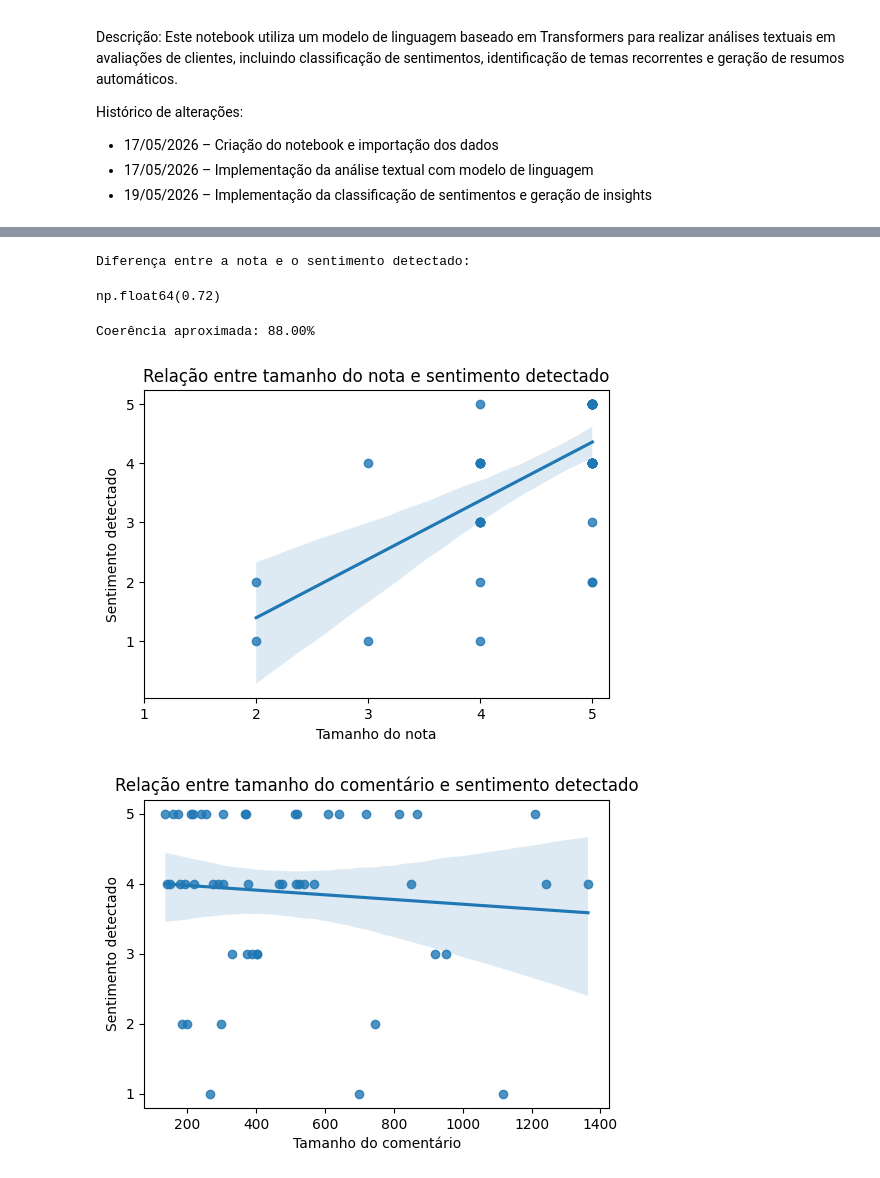
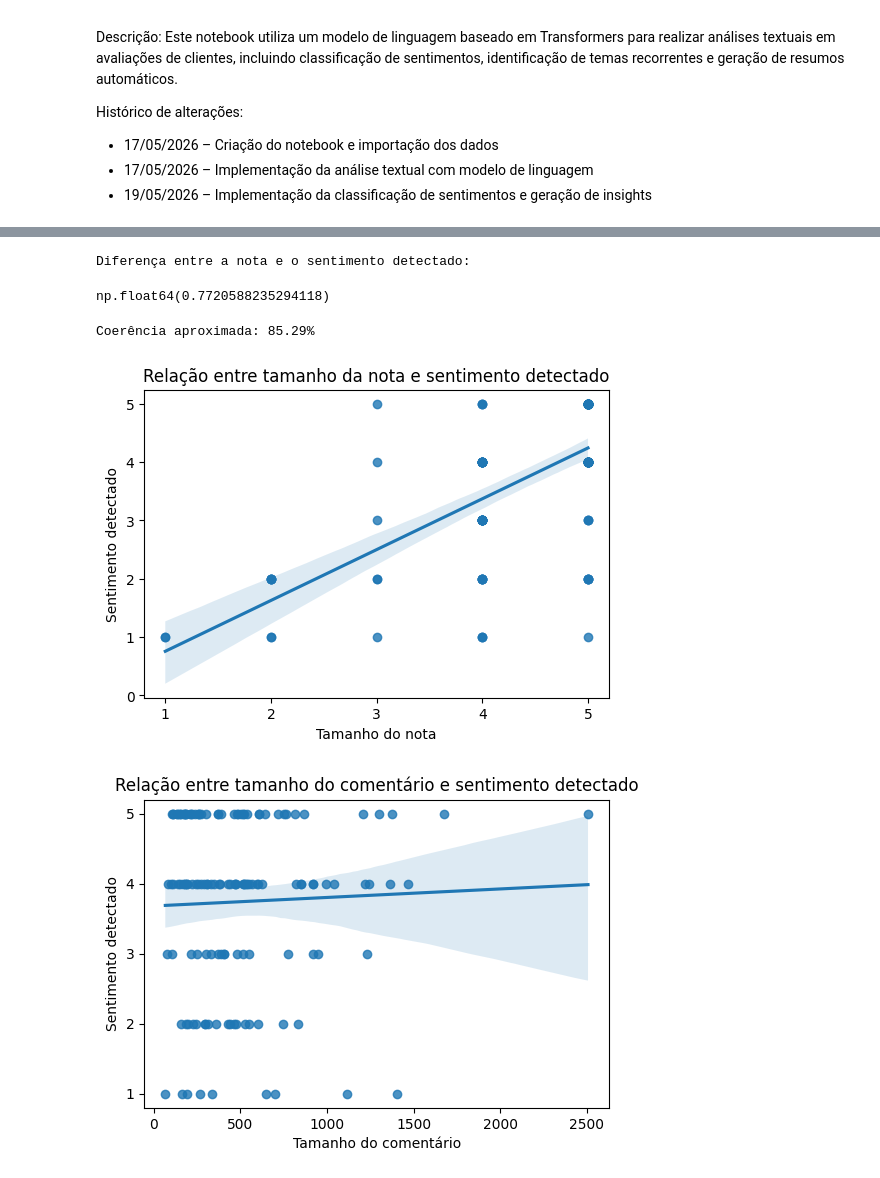
Before and after one commit to mariioka/projAPIPLN, a Jupyter notebook: notebooks/analiseNLP.ipynb, the cells around one changed output, grey strips where cells are left out. Drawn from its saved outputs; the diff is of its cells as text; code cells hidden in the pictures.

```diff
--- a/notebooks/analiseNLP.ipynb
+++ b/notebooks/analiseNLP.ipynb
@@ -58,5 +46,9 @@ amostra = df.head(50).copy()
 # %%
-amostra['sentimento'] = amostra['Comentario'].apply(
-    lambda x: classifier(str(x))[0]['label']
+df['sentimento'] = df['Comentario'].apply(
+    lambda x: classifier(
+        str(x),
+        truncation=True,
+        max_length=512
+    )[0]['label']
 )
 # %%
@@ -105,42 +104,42 @@ amostra[
 def converter_sentimento(label):
     return int(label[0])
 
-amostra['sentimento_num'] = amostra['sentimento'].apply(converter_sentimento)
-amostra['diferenca'] = abs(amostra['Nota'] - amostra['sentimento_num'])
+df['sentimento_num'] = df['sentimento'].apply(converter_sentimento)
+df['diferenca'] = abs(df['Nota'] - df['sentimento_num'])
 print("Diferença entre a nota e o sentimento detectado: ")
-amostra['diferenca'].mean()
+df['diferenca'].mean()
 # %% [output]
 Diferença entre a nota e o sentimento detectado:
-np.float64(0.72)
+np.float64(0.7720588235294118)
 # %%
-coerencia = (abs(amostra['Nota'] - amostra['sentimento_num']) <= 1).mean() * 100
+coerencia = (abs(df['Nota'] - df['sentimento_num']) <= 1).mean() * 100
 
 print(f"Coerência aproximada: {coerencia:.2f}%")
 # %% [output]
-Coerência aproximada: 88.00%
+Coerência aproximada: 85.29%
 # %%
 import numpy as np
 import matplotlib.pyplot as plt
 import seaborn as sns
 
 plt.figure(figsize=(6,4))
-sns.regplot(x='Nota', y='sentimento_num', data=amostra)
-plt.title("Relação entre tamanho do nota e sentimento detectado")
+sns.regplot(x='Nota', y='sentimento_num', data=df)
+plt.title("Relação entre tamanho da nota e sentimento detectado")
 plt.xlabel("Tamanho do nota")
 plt.ylabel("Sentimento detectado")
 plt.xticks(np.arange(1, 6, 1))
 plt.show()
 # %% [output]
-[figure, old version]
+[figure, new version]
 # %%
-amostra['tamanho_texto'] = amostra['Comentario'].astype(str).apply(len)
+df['tamanho_texto'] = df['Comentario'].astype(str).apply(len)
 
 plt.figure(figsize=(6,4))
-sns.regplot(x='tamanho_texto', y='sentimento_num', data=amostra)
+sns.regplot(x='tamanho_texto', y='sentimento_num', data=df)
 plt.title("Relação entre tamanho do comentário e sentimento detectado")
 plt.xlabel("Tamanho do comentário")
 plt.ylabel("Sentimento detectado")
 plt.yticks(np.arange(1, 6, 1))
 plt.show()
 # %% [output]
-[figure, old version]
+[figure, new version]
```
Also changed, not shown: parts of 7 cells of this notebook, 1 other file.
